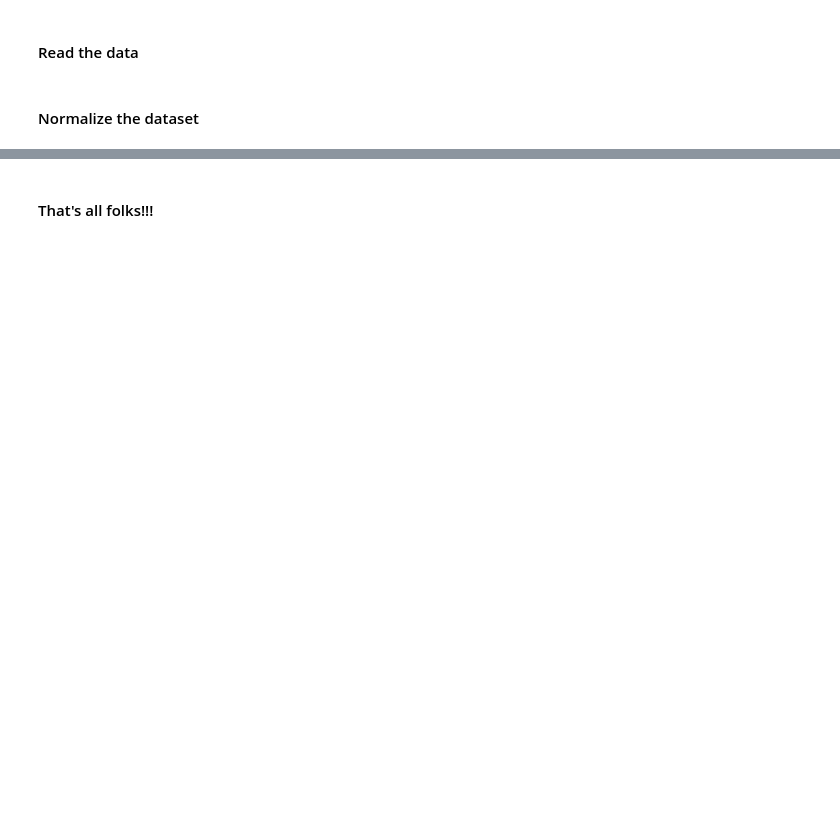
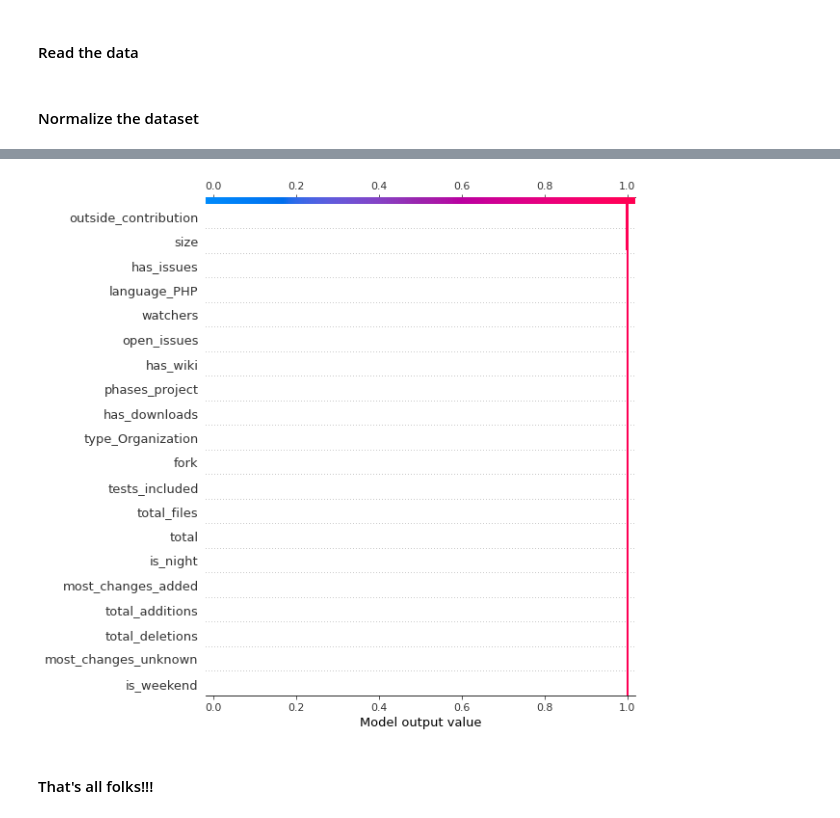
Before and after one commit to gesteves91/software-engineering-ml, a Jupyter notebook: notebooks/07-shap.ipynb, the cells around one changed output, grey strips where cells are left out. Saved outputs shown, nothing was run; the diff lists cells and outputs as text; code cells hidden in the pictures; blank space fills up the shorter version.

```diff
--- a/notebooks/07-shap.ipynb
+++ b/notebooks/07-shap.ipynb
@@ -135,2 +170,11 @@ Text(0.5, 0, 'SHAP Value (Red = Positive Impact)')
+# %%
+select = range(20)
+features = X.iloc[select]
+features_display = X.loc[features.index]
+# %%
+expected_value = explainer.expected_value
+shap.decision_plot(expected_value, shap_values, features_display, ignore_warnings=True, link='logit')
+# %% [output]
+[figure, added]
 # %% [markdown]
 #### That's all folks!!!
```
Also changed, not shown: parts of 14 cells of this notebook, 7 other files.
